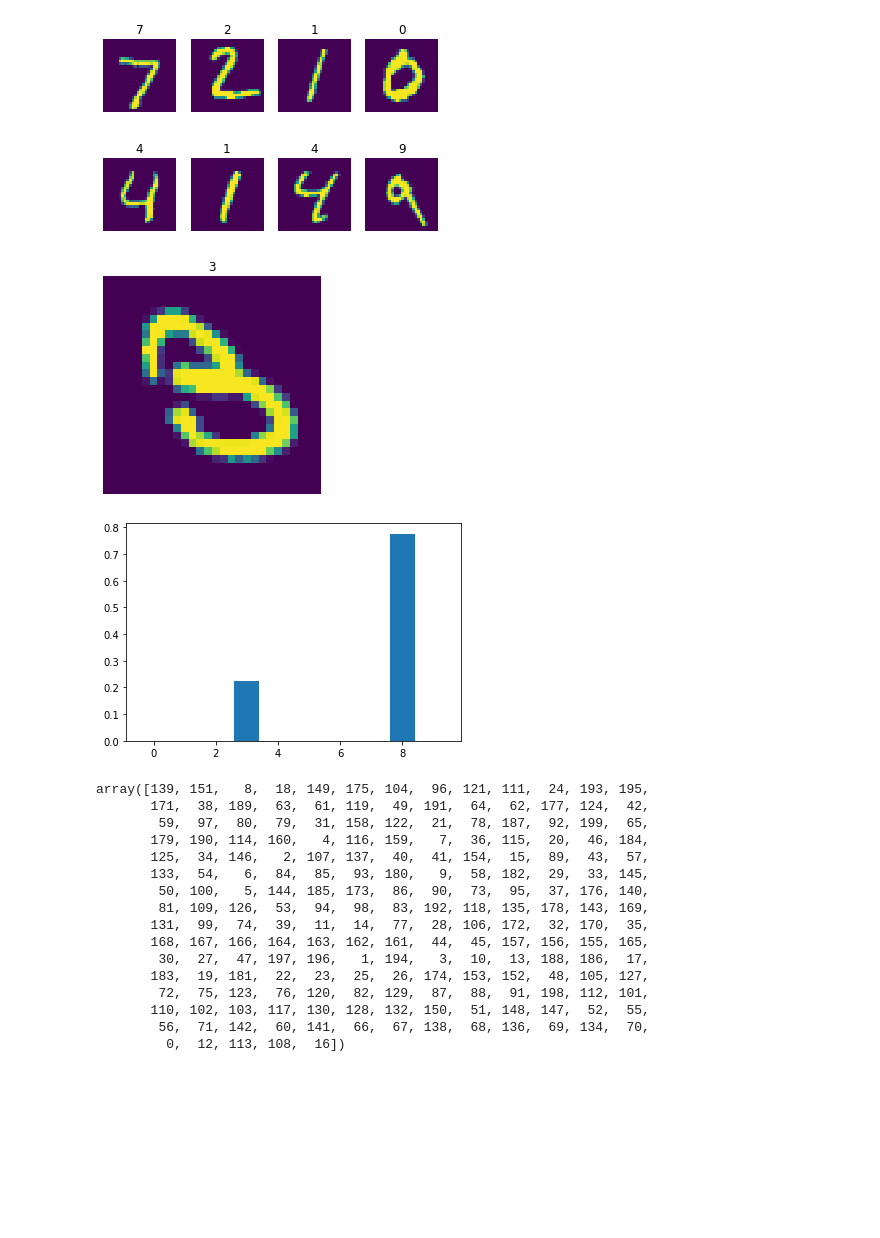
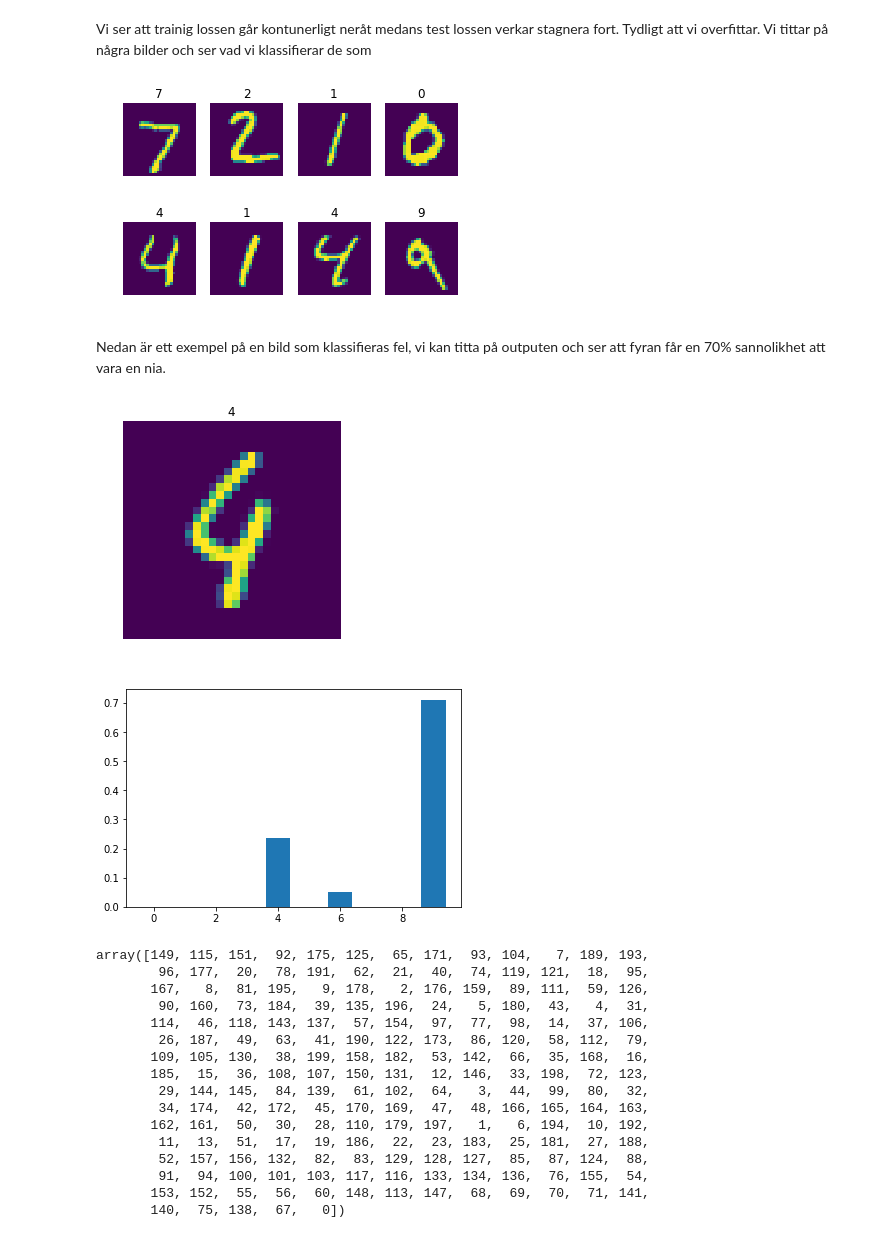
Before and after one commit to AdamLindhe/KEX_VT20, a Jupyter notebook: Mnist_NN.ipynb, the cells around one changed output. Saved outputs shown, nothing was run; the diff lists cells and outputs as text; code cells hidden in the pictures; blank space fills up the shorter version.

```diff
--- a/Mnist_NN.ipynb
+++ b/Mnist_NN.ipynb
@@ -20,12 +26,12 @@ plt.imshow(x_train[0])
 # %%
-inp_lay = Input(shape=(28,28,))
-flat = Flatten()(inp_lay)
-dense_1 = Dense(500, activation='relu')(flat)
-dense_2 = Dense(100, activation='relu')(dense_1)
-out = Dense(10, activation='softmax')(dense_1)
+inp_lay = Input(shape=(28,28,)) #Input lagret skapas med Input. Våra bilder kommer vara 28,28 stora
+flat = Flatten()(inp_lay) # Dense lagren vill ha platta vektorer så detta lager gör om 28,28 bilder till en 784 lång vektor
+dense_1 = Dense(units = 500, activation='relu')(flat) #Första hidden layer som är 500 stort. tar föregående lagrets output, flat, som input.
+dense_2 = Dense(units = 100, activation='relu')(dense_1) #Andra hidden layer
+out = Dense(units = 10, activation='softmax')(dense_2) #output lagret.
 
-model = Model(inp_lay, out)
-model.compile(optimizer = 'Adam', loss = 'categorical_crossentropy', metrics = ['accuracy'])
+model = Model(inp_lay, out) #Vi skapar våran model med Model kommandot. Specifierar var vi tar in data och var vi tar ut data
+model.compile(optimizer = 'Adam', loss = 'categorical_crossentropy', metrics = ['accuracy']) #Kompilerar modellen. använder adam som optimizer, och crossentropy som loss funktion
 # %%
 model.summary()
 # %% [output]
@@ -80,3 +92,5 @@ plt.plot(his.history['val_accuracy'])
+# %% [markdown]
+Vi ser att trainig lossen går kontunerligt neråt medans test lossen verkar stagnera fort. Tydligt att vi overfittar. Vi tittar på några bilder och ser vad vi klassifierar de som
 # %%
 fig, ax = plt.subplots(nrows=2, ncols=4)
 count = 0
@@ -88,39 +102,41 @@ for rows in ax:
         col.set_title(pred)
         count+=1
 # %% [output]
-[figure, old version]
+[figure, new version]
+# %% [markdown]
+Nedan är ett exempel på en bild som klassifieras fel, vi kan titta på outputen och ser att fyran får en 70% sannolikhet att vara en nia.
 # %%
-nr = 18
+nr = 115
 plt.imshow(x_test[nr])
 plt.title(np.argmax(y_test[nr]))
 plt.axis('off')
 pred = model.predict(x_test[nr:nr+1])[0]
 plt.figure()
 plt.bar(x = np.arange(0,10,1), height = pred)
 plt.show()
 # %% [output]
-[figure, old version]
+[figure, new version]
-[figure, old version]
+[figure, new version]
 # %%
 pred = model.predict(x_test[0:200])
 vP = np.argsort(np.var(pred, axis = 1))
 vP
 # %% [output]
-array([139, 151,   8,  18, 149, 175, 104,  96, 121, 111,  24, 193, 195,
-       171,  38, 189,  63,  61, 119,  49, 191,  64,  62, 177, 124,  42,
-        59,  97,  80,  79,  31, 158, 122,  21,  78, 187,  92, 199,  65,
-       179, 190, 114, 160,   4, 116, 159,   7,  36, 115,  20,  46, 184,
-       125,  34, 146,   2, 107, 137,  40,  41, 154,  15,  89,  43,  57,
-       133,  54,   6,  84,  85,  93, 180,   9,  58, 182,  29,  33, 145,
-        50, 100,   5, 144, 185, 173,  86,  90,  73,  95,  37, 176, 140,
-        81, 109, 126,  53,  94,  98,  83, 192, 118, 135, 178, 143, 169,
-       131,  99,  74,  39,  11,  14,  77,  28, 106, 172,  32, 170,  35,
-       168, 167, 166, 164, 163, 162, 161,  44,  45, 157, 156, 155, 165,
-        30,  27,  47, 197, 196,   1, 194,   3,  10,  13, 188, 186,  17,
-       183,  19, 181,  22,  23,  25,  26, 174, 153, 152,  48, 105, 127,
-        72,  75, 123,  76, 120,  82, 129,  87,  88,  91, 198, 112, 101,
-       110, 102, 103, 117, 130, 128, 132, 150,  51, 148, 147,  52,  55,
-        56,  71, 142,  60, 141,  66,  67, 138,  68, 136,  69, 134,  70,
-         0,  12, 113, 108,  16])
+array([149, 115, 151,  92, 175, 125,  65, 171,  93, 104,   7, 189, 193,
+        96, 177,  20,  78, 191,  62,  21,  40,  74, 119, 121,  18,  95,
+       167,   8,  81, 195,   9, 178,   2, 176, 159,  89, 111,  59, 126,
+        90, 160,  73, 184,  39, 135, 196,  24,   5, 180,  43,   4,  31,
+       114,  46, 118, 143, 137,  57, 154,  97,  77,  98,  14,  37, 106,
+        26, 187,  49,  63,  41, 190, 122, 173,  86, 120,  58, 112,  79,
+       109, 105, 130,  38, 199, 158, 182,  53, 142,  66,  35, 168,  16,
+       185,  15,  36, 108, 107, 150, 131,  12, 146,  33, 198,  72, 123,
+        29, 144, 145,  84, 139,  61, 102,  64,   3,  44,  99,  80,  32,
+        34, 174,  42, 172,  45, 170, 169,  47,  48, 166, 165, 164, 163,
+       162, 161,  50,  30,  28, 110, 179, 197,   1,   6, 194,  10, 192,
+        11,  13,  51,  17,  19, 186,  22,  23, 183,  25, 181,  27, 188,
+        52, 157, 156, 132,  82,  83, 129, 128, 127,  85,  87, 124,  88,
+        91,  94, 100, 101, 103, 117, 116, 133, 134, 136,  76, 155,  54,
+       153, 152,  55,  56,  60, 148, 113, 147,  68,  69,  70,  71, 141,
+       140,  75, 138,  67,   0])
 # %%
 model.save('parameters.h5')
```
Also changed, not shown: parts of 9 cells of this notebook.
